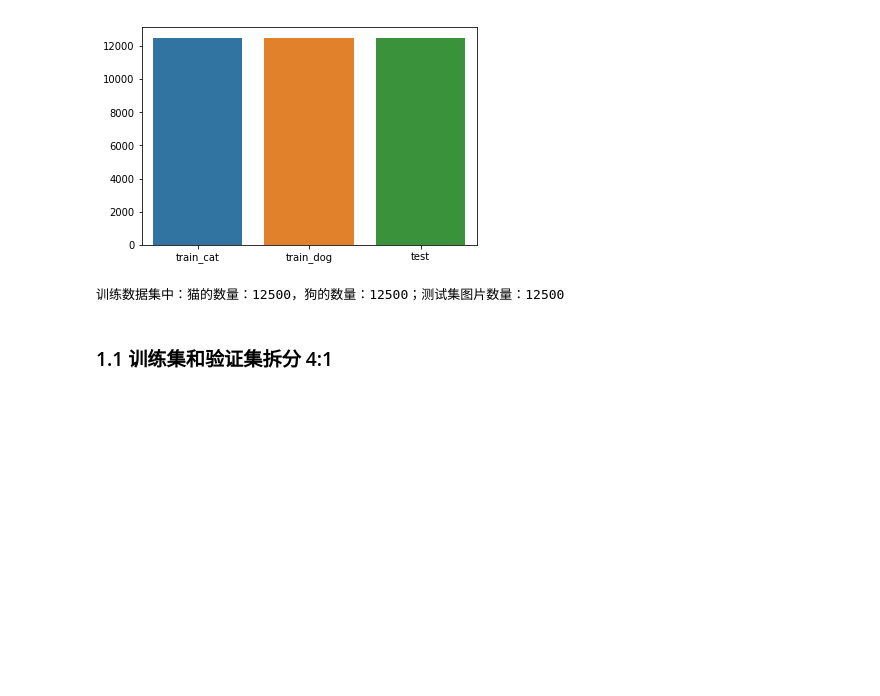
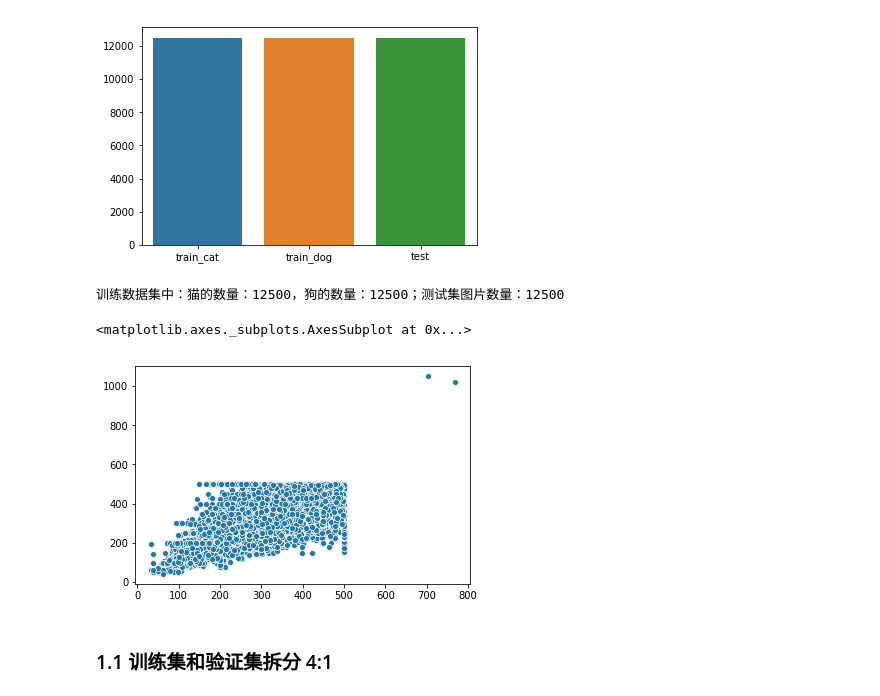
Before and after one commit to guomxin/mlnd-dogsvscats, a Jupyter notebook: 猫狗大战.ipynb, the cells around one changed output. Cells and saved outputs as stored; diff of their text form; code cells hidden in the pictures; blank space fills up the shorter version.

```diff
--- a/猫狗大战.ipynb
+++ b/猫狗大战.ipynb
@@ -38,3 +45,16 @@ print("训练数据集中：猫的数量：{}，狗的数量：{}；测试集图
+# %%
+img_width_list = []
+img_height_list = []
+img_size_list = []
+for w, h in img_size_dict.keys():
+    img_width_list.append(w)
+    img_height_list.append(h)
+    img_size_list.append(img_size_dict[(w,h)])
+# %%
+sns.scatterplot(img_width_list, img_height_list)
+# %% [output]
+<matplotlib.axes._subplots.AxesSubplot at 0x...>
+[figure, added]
 # %% [markdown]
 ### 1.1 训练集和验证集拆分 4:1
 # %%
```
Also changed, not shown: parts of 22 cells of this notebook, 3 other files.
